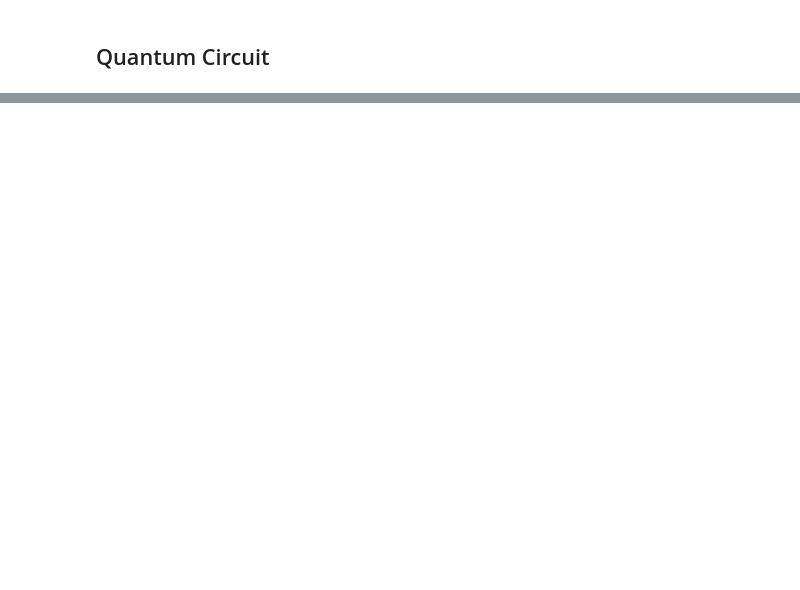
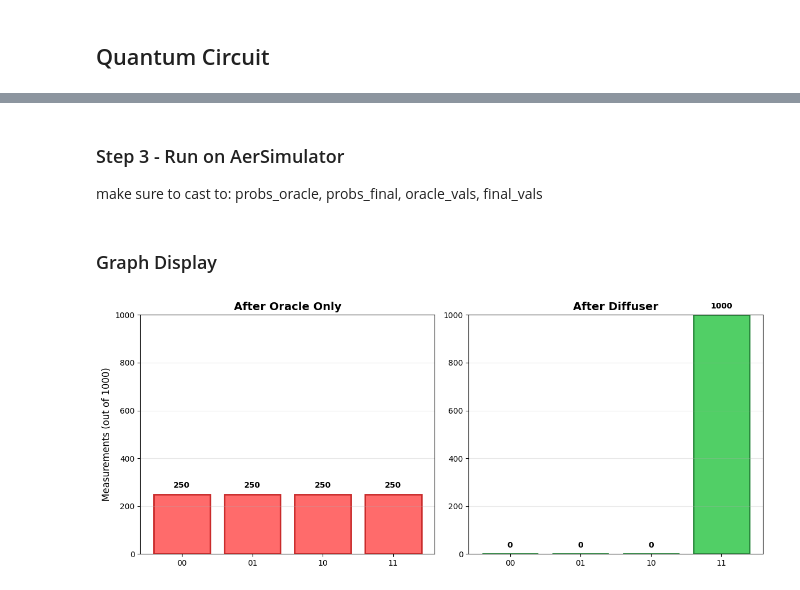
Before and after one commit to xandergot/AdvancedQuiskitDemo, a Jupyter notebook: circuit.ipynb, the cells around one changed output, grey strips where cells are left out. Saved outputs shown, nothing was run; the diff lists cells and outputs as text; code cells hidden in the pictures; blank space fills up the shorter version.

```diff
--- a/circuit.ipynb
+++ b/circuit.ipynb
@@ -25,0 +39,41 @@ qc.draw(output='mpl', scale=0.8)
+# %% [markdown]
+### Step 3 - Run on AerSimulator
+make sure to cast to: probs_oracle, probs_final, oracle_vals, final_vals
+# %% [markdown]
+### Graph Display
+# %%
+probs_oracle = np.abs(sv_after_oracle)**2
+probs_final = np.abs(sv_final)**2
+
+states = ['00', '01', '10', '11']
+
+oracle_vals = [int(probs_oracle[i] * 1000) for i in range(4)]
+final_vals = [int(probs_final[i] * 1000) for i in range(4)]
+
+fig, (ax1, ax2) = plt.subplots(1, 2, figsize=(12, 5))
+
+bars1 = ax1.bar(states, oracle_vals, color='#FF6B6B', edgecolor='#C92A2A', linewidth=2)
+ax1.set_title('After Oracle Only', fontsize=14, fontweight='bold')
+ax1.set_ylabel('Measurements (out of 1000)', fontsize=12)
+ax1.set_ylim(0, 1000)
+ax1.grid(True, alpha=0.3, axis='y')
+
+bars2 = ax2.bar(states, final_vals, color='#51CF66', edgecolor='#2B8A3E', linewidth=2)
+ax2.set_title('After Diffuser', fontsize=14, fontweight='bold')
+ax2.set_ylim(0, 1000)
+ax2.grid(True, alpha=0.3, axis='y')
+
+for bar in bars1:
+    height = bar.get_height()
+    ax1.text(bar.get_x() + bar.get_width()/2., height + 20,
+             f'{int(height)}', ha='center', va='bottom', fontweight='bold')
+
+for bar in bars2:
+    height = bar.get_height()
+    ax2.text(bar.get_x() + bar.get_width()/2., height + 20,
+             f'{int(height)}', ha='center', va='bottom', fontweight='bold')
+
+plt.tight_layout()
+plt.show()
+# %% [output]
+[figure, added]
```
Also changed, not shown: parts of 12 cells of this notebook, 3 other files.
